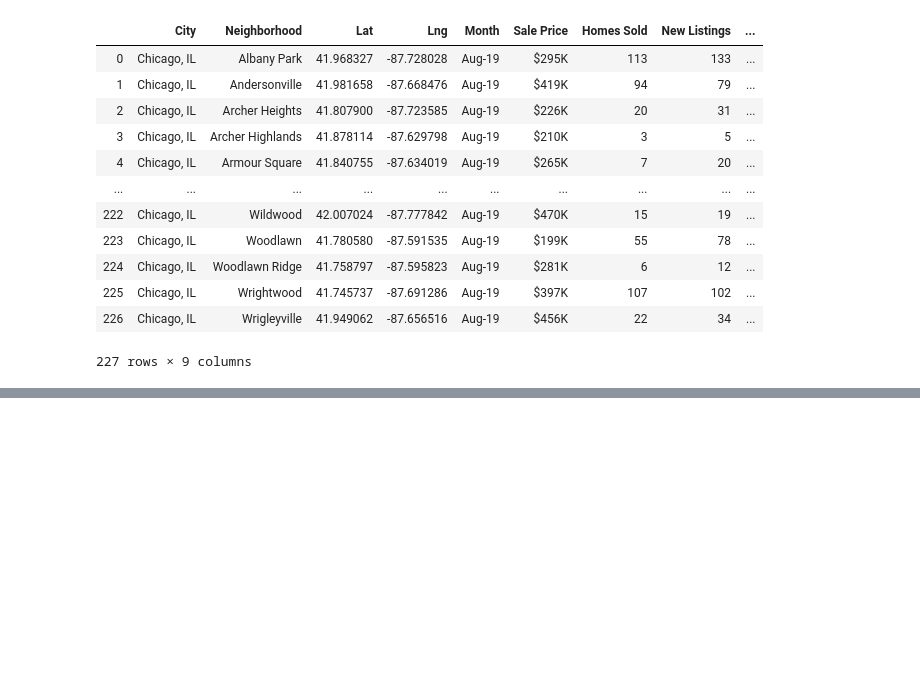
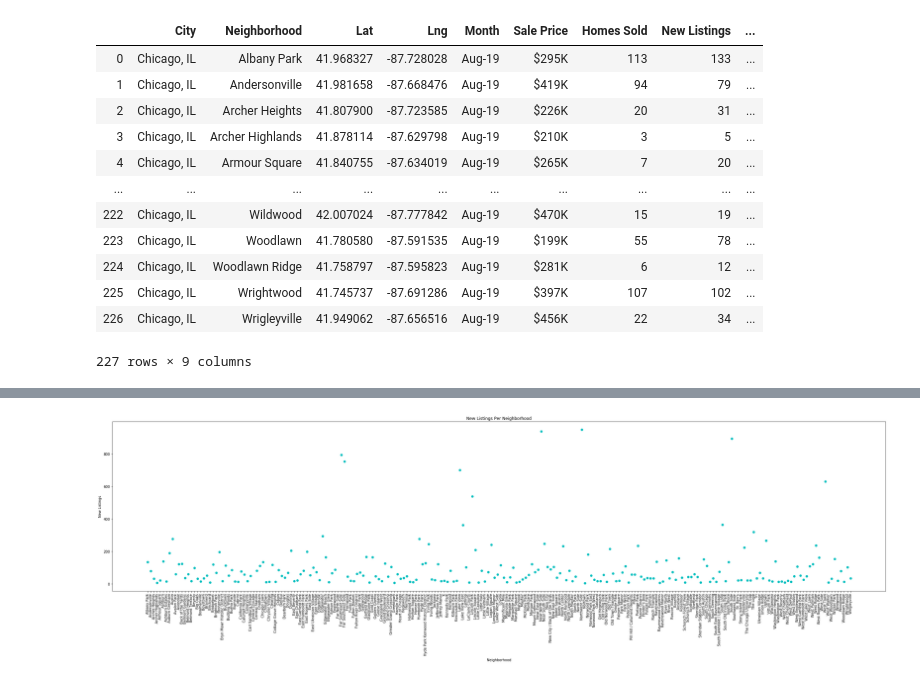
Before and after one commit to Fab-4-inc/project-1, a Jupyter notebook: Neighborhoods_LatLng.ipynb, the cells around one changed output, grey strips where cells are left out. Saved outputs shown, nothing was run; the diff lists cells and outputs as text; code cells hidden in the pictures; blank space fills up the shorter version.

```diff
--- a/Neighborhoods_LatLng.ipynb
+++ b/Neighborhoods_LatLng.ipynb
@@ -95,0 +212,16 @@ summary_neighbor.to_csv("Neighborhood_LatLng.csv",encoding="utf-8", index=False)
+# %%
+plt.scatter(summary_neighbor["Neighborhood"], summary_neighbor["New Listings"], marker="o",color="c")
+
+plt.title("New Listings Per Neighborhood")
+plt.ylabel("New Listings")
+plt.xlabel("Neighborhood")
+plt.xticks(rotation=90)
+plt.tight_layout
+#plt.grid(True)
+
+fig = plt.gcf()
+fig.set_size_inches(40,9)
+plt.savefig("Images/New Listings Per Neighborhood.png")
+plt.show()
+# %% [output]
+[figure, added]
```
Also changed, not shown: parts of 63 cells of this notebook, 2 other files.
